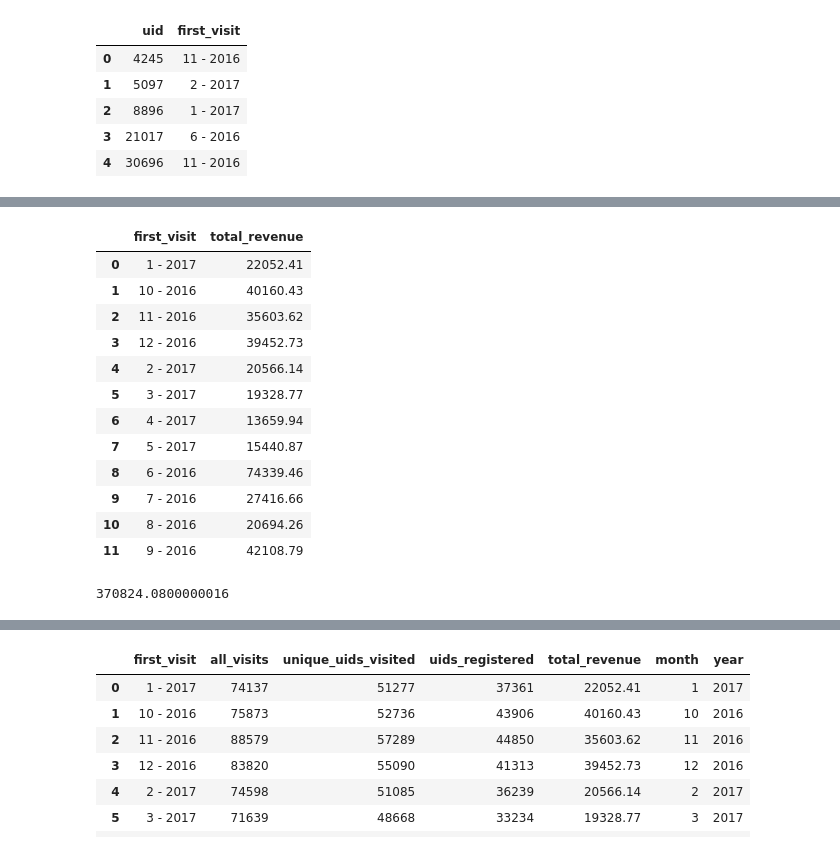
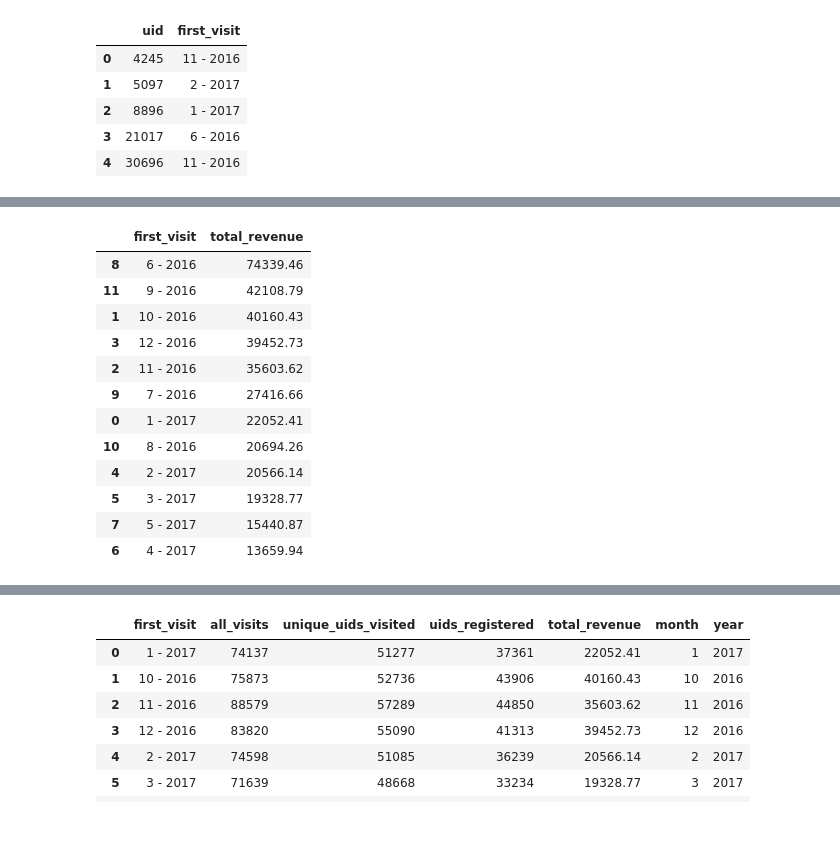
Before and after one commit to zholtemir/yandex_task, a Jupyter notebook: oscar_new.ipynb, the cells around one changed output, grey strips where cells are left out. Cells and saved outputs as stored; diff of their text form; code cells hidden in the pictures.

```diff
--- a/oscar_new.ipynb
+++ b/oscar_new.ipynb
@@ -416,7 +338,7 @@ uid_total_revenue = pd.DataFrame(merged_df.groupby('uid')['revenue'].sum()).rese
 
 # сколько принес денег каждый чел
 
-uid_total_revenue.rename(columns={'revenue': 'total_revenue'}, inplace=True)
+uid_total_revenue.rename(columns={'revenue': 'total revenue'}, inplace=True)
 # %%
 merged_df = pd.merge(merged_df, uid_total_revenue, on='uid')
 # %%
@@ -431,26 +353,23 @@ merged_df.head()
 # %%
 rev = merged_df[['uid', 'first_visit', 'total_revenue']].drop_duplicates(keep='first')
 
 rev = pd.DataFrame(rev.groupby('first_visit')['total_revenue'].sum()).reset_index()
 
-# общая сумма выручки по месяцам с момента первого захода клиента на сервис
+# общая сумма выручки по месяцам, которую клиент принес с момента первого захода клиента на сервис
+# то есть клиенты, которые в первый раз пришли в июне 2016 года за все время после первого захода принесли 74.339$
 
-rev
+rev.sort_values(by='total_revenue', ascending=False)
 # %% [output]
 |  | first_visit | total_revenue |
+| 8 | 6 - 2016 | 74339.46 |
+| 11 | 9 - 2016 | 42108.79 |
+| 1 | 10 - 2016 | 40160.43 |
+| 3 | 12 - 2016 | 39452.73 |
+| 2 | 11 - 2016 | 35603.62 |
+| 9 | 7 - 2016 | 27416.66 |
 | 0 | 1 - 2017 | 22052.41 |
-| 1 | 10 - 2016 | 40160.43 |
-| 2 | 11 - 2016 | 35603.62 |
-| 3 | 12 - 2016 | 39452.73 |
+| 10 | 8 - 2016 | 20694.26 |
 | 4 | 2 - 2017 | 20566.14 |
 | 5 | 3 - 2017 | 19328.77 |
+| 7 | 5 - 2017 | 15440.87 |
 | 6 | 4 - 2017 | 13659.94 |
-| 7 | 5 - 2017 | 15440.87 |
-| 8 | 6 - 2016 | 74339.46 |
-| 9 | 7 - 2016 | 27416.66 |
-| 10 | 8 - 2016 | 20694.26 |
-| 11 | 9 - 2016 | 42108.79 |
-# %%
-sum(rev['total_revenue'])
-# %% [output]
-370824.0800000016
```
Also changed, not shown: parts of 46 cells of this notebook.
